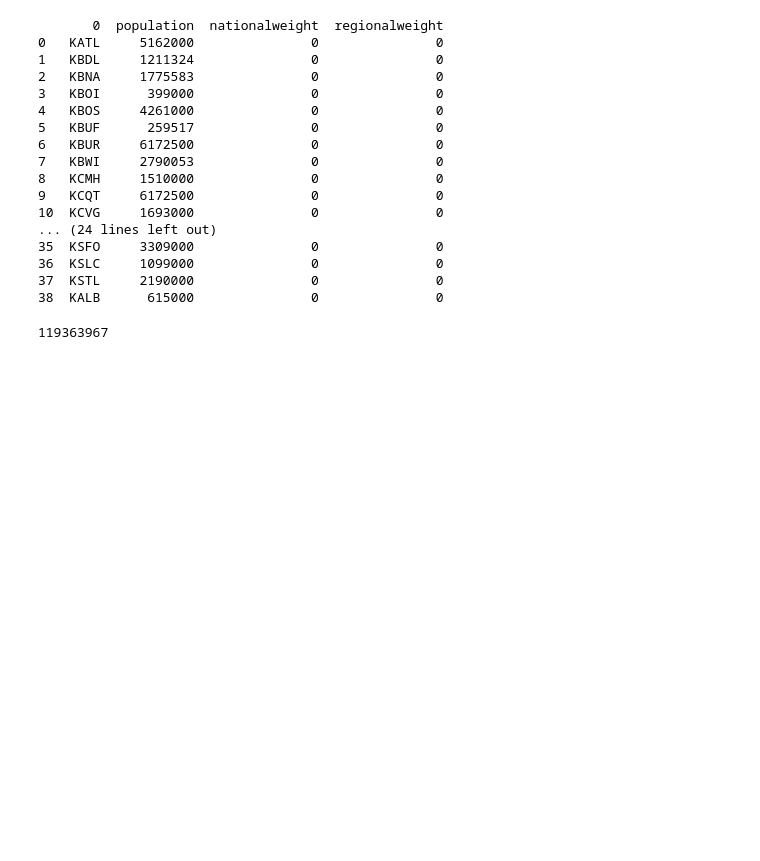
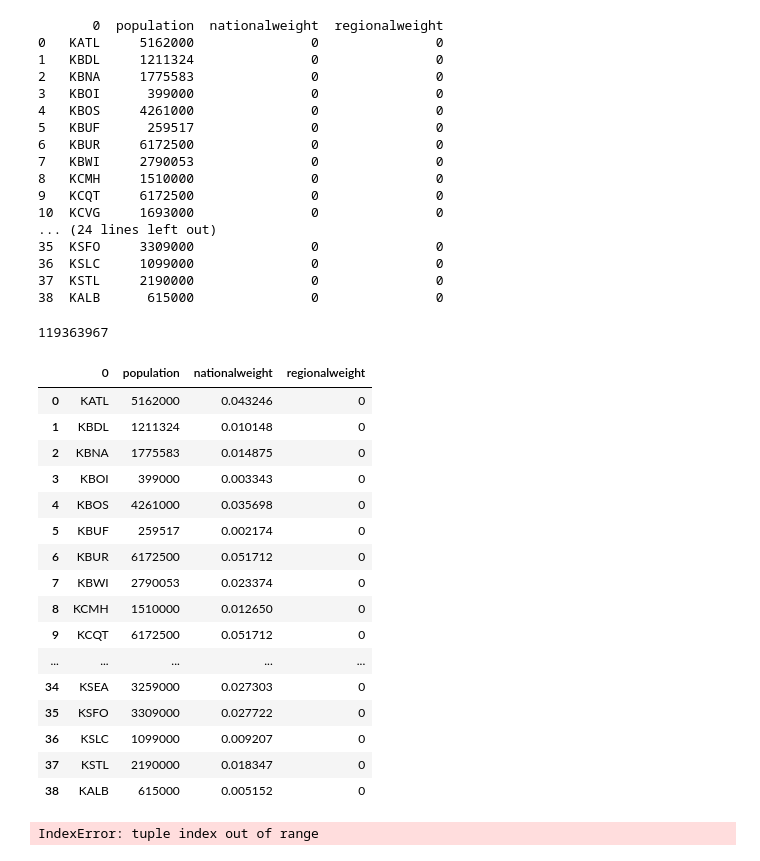
Before and after one commit to KPess/DegreeDays, a Jupyter notebook: DegreeDaysPandas.ipynb, the cells around one changed output. Cells and saved outputs as stored; diff of their text form; code cells hidden in the pictures; blank space fills up the shorter version.

Commit message:
calculated weight of each station

```diff
--- a/DegreeDaysPandas.ipynb
+++ b/DegreeDaysPandas.ipynb
@@ -474,3 +474,23 @@ totalPop = dfStations['population'].sum()
 print(totalPop)
 # %% [output]
 119363967
+# %%
+dfStations.assign(nationalweight = dfStations['population']/totalPop)
+# %% [output]
+|  | 0 | population | nationalweight | regionalweight |
+| 0 | KATL | 5162000 | 0.043246 | 0 |
+| 1 | KBDL | 1211324 | 0.010148 | 0 |
+| 2 | KBNA | 1775583 | 0.014875 | 0 |
+| 3 | KBOI | 399000 | 0.003343 | 0 |
+| 4 | KBOS | 4261000 | 0.035698 | 0 |
+| 5 | KBUF | 259517 | 0.002174 | 0 |
+| 6 | KBUR | 6172500 | 0.051712 | 0 |
+| 7 | KBWI | 2790053 | 0.023374 | 0 |
+| 8 | KCMH | 1510000 | 0.012650 | 0 |
+| 9 | KCQT | 6172500 | 0.051712 | 0 |
+| ... | ... | ... | ... | ... |
+| 34 | KSEA | 3259000 | 0.027303 | 0 |
+| 35 | KSFO | 3309000 | 0.027722 | 0 |
+| 36 | KSLC | 1099000 | 0.009207 | 0 |
+| 37 | KSTL | 2190000 | 0.018347 | 0 |
+| 38 | KALB | 615000 | 0.005152 | 0 |
@@ -477,3 +499,13 @@ print(totalPop)
+# %%
+# Calculated weighted average national MAX temperature by day
+
+
+
+weighted_avg_m3 = round(average( df3['temp_max_c'], axis=0, weights = dfStations['population']),2)
+
+weighted_avg_m3
+# %% [output]
+IndexError: tuple index out of range
 # %%
 df3.to_csv(path_or_buf='../SynMax/Temp Data.csv')
 # %%
```
Also changed, not shown: parts of 1 cell of this notebook.
